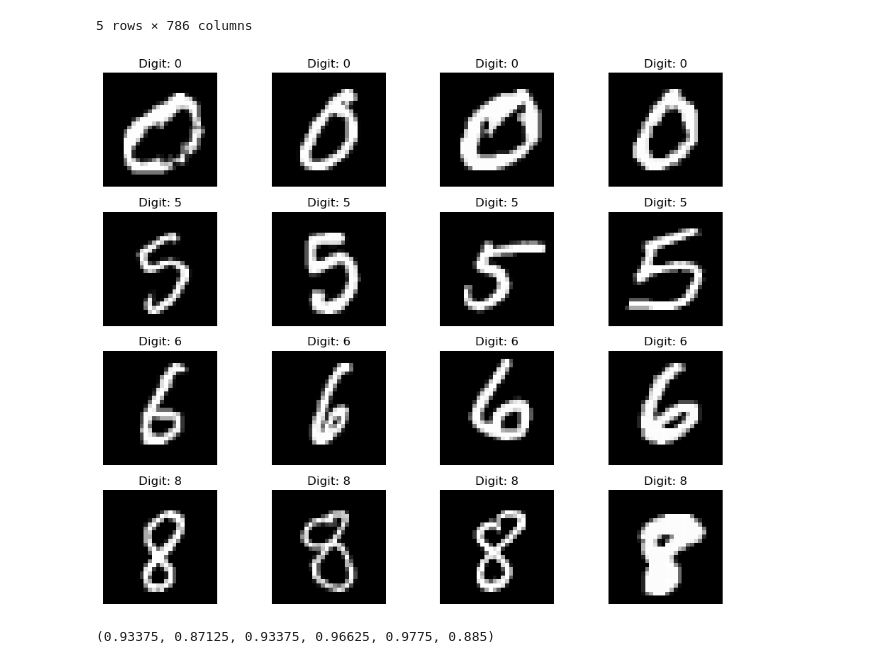
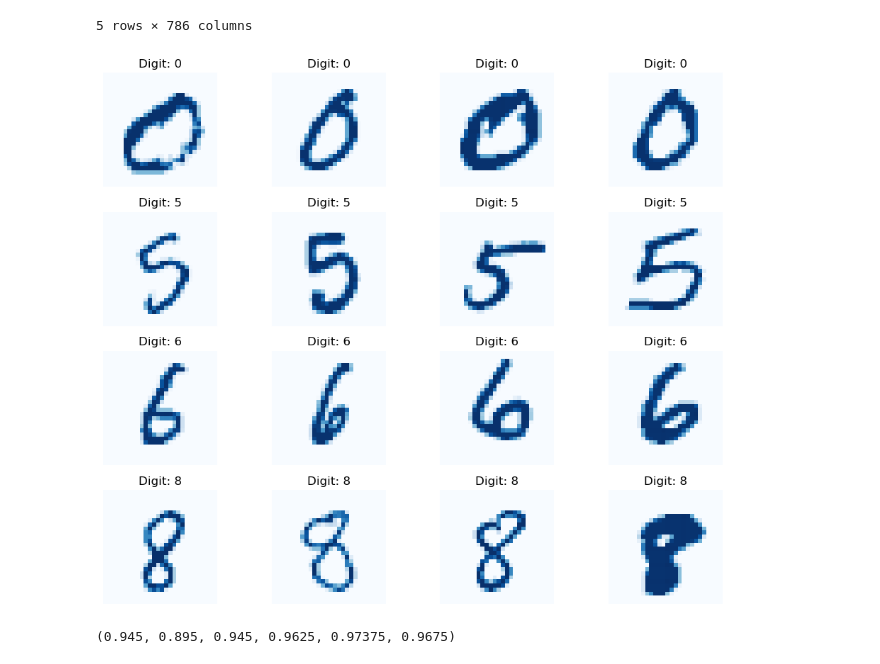
Before and after one commit to giomhern/machine-learning-spring-2024, a Jupyter notebook: week5/hw-notebooks/hw5.ipynb, the cells around one changed output. Cells and saved outputs as stored; diff of their text form; code cells hidden in the pictures.

```diff
--- a/week5/hw-notebooks/hw5.ipynb
+++ b/week5/hw-notebooks/hw5.ipynb
@@ -21,73 +21,68 @@ mnist_train.head()
 # %%
 digits = [0, 5, 6, 8]
 examples_per_digit = 4
 indices = {}
 for digit in digits:
     indices[digit] = mnist_train[mnist_train['response'] == digit].index[:examples_per_digit]
 fig, axes = plt.subplots(nrows=len(digits), ncols=examples_per_digit, figsize=(10, 8))
 
 for row, digit in enumerate(digits):
     for col in range(examples_per_digit):
         idx = indices[digit][col]
         image = mnist_train.loc[idx, mnist_train.columns[1:-1]].values.reshape(28, 28)
-        axes[row, col].imshow(image, cmap='gray')
+        axes[row, col].imshow(image, cmap='Blues')
         axes[row, col].set_title(f'Digit: {digit}')
         axes[row, col].axis('off')
 
 plt.tight_layout()
 plt.show()
 # %% [output]
-[figure, old version]
+[figure, new version]
 # %%
-from sklearn.ensemble import RandomForestClassifier, AdaBoostClassifier
+from sklearn.ensemble import RandomForestClassifier, AdaBoostClassifier, GradientBoostingClassifier
 from sklearn.model_selection import train_test_split
 from sklearn.metrics import accuracy_score
 
-# Prepare data for training
 X = mnist_train.drop(['Unnamed: 0', 'response'], axis=1)
 y = mnist_train['response']
 
-# Split the data into training and testing sets
-X_train, X_test, y_train, y_test = train_test_split(X, y, test_size=0.2, random_state=419)
 
-# Model A: Random Forest with 5 estimators
+mnist_test = pd.read_csv('/Users/giovannimaya/Downloads/MNIST_test.csv')
+Y_test = mnist_test['response']
+X_test = mnist_test.drop(['Unnamed: 0', 'response'], axis=1)
+
 model_A = RandomForestClassifier(n_estimators=5, random_state=419)
-model_A.fit(X_train, y_train)
+model_A.fit(X, y)
 y_pred_A = model_A.predict(X_test)
-accuracy_A = accuracy_score(y_test, y_pred_A)
+accuracy_A = accuracy_score(Y_test, y_pred_A)
 
-# Model B: Random Forest with 5 estimators and max depth 4
 model_B = RandomForestClassifier(n_estimators=5, max_depth=4, random_state=419)
-model_B.fit(X_train, y_train)
+model_B.fit(X, y)
 y_pred_B = model_B.predict(X_test)
-accuracy_B = accuracy_score(y_test, y_pred_B)
+accuracy_B = accuracy_score(Y_test, y_pred_B)
 
-# Model C: Random Forest with 5 estimators and cost complexity tuning
 model_C = RandomForestClassifier(n_estimators=5, ccp_alpha=0.0001, random_state=419)
-model_C.fit(X_train, y_train)
+model_C.fit(X, y)
 y_pred_C = model_C.predict(X_test)
-accuracy_C = accuracy_score(y_test, y_pred_C)
+accuracy_C = accuracy_score(Y_test, y_pred_C)
 
-# Model D: Random Forest with 50 estimators and max depth
 model_D = RandomForestClassifier(n_estimators=50, max_depth=8, random_state=419)
-model_D.fit(X_train, y_train)
+model_D.fit(X, y)
 y_pred_D = model_D.predict(X_test)
-accuracy_D = accuracy_score(y_test, y_pred_D)
+accuracy_D = accuracy_score(Y_test, y_pred_D)
 
-# Model E: Random Forest with 50 estimators and cost complexity tuning
 model_E = RandomForestClassifier(n_estimators=50, ccp_alpha=0.0001, random_state=419)
-model_E.fit(X_train, y_train)
+model_E.fit(X, y)
 y_pred_E = model_E.predict(X_test)
-accuracy_E = accuracy_score(y_test, y_pred_E)
+accuracy_E = accuracy_score(Y_test, y_pred_E)
 
-# Model F: AdaBoost Classifier
-model_F = AdaBoostClassifier(n_estimators=50, random_state=419)
-model_F.fit(X_train, y_train)
+model_F = GradientBoostingClassifier(n_estimators=50, random_state=419)
+model_F.fit(X, y)
 y_pred_F = model_F.predict(X_test)
-accuracy_F = accuracy_score(y_test, y_pred_F)
+accuracy_F = accuracy_score(Y_test, y_pred_F)
 
 accuracy_A, accuracy_B, accuracy_C, accuracy_D, accuracy_E, accuracy_F
 # %% [output]
-(0.93375, 0.87125, 0.93375, 0.96625, 0.9775, 0.885)
+(0.945, 0.895, 0.945, 0.9625, 0.97375, 0.9675)
 # %%
 # Prepare the new test set for model evaluation
```
Also changed, not shown: parts of 8 cells of this notebook, 1 other file.
